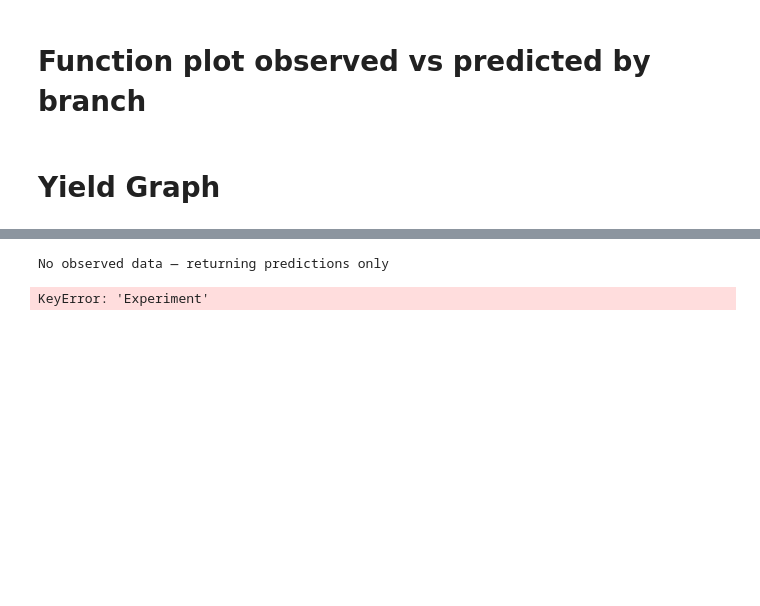
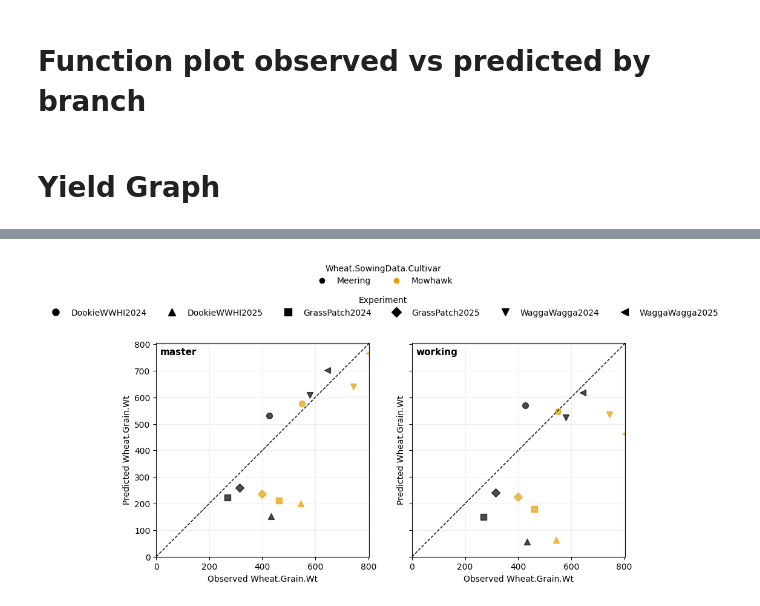
Before and after one commit to HamishBrownPFR/APSIMTools, a Jupyter notebook: ApsimOutputAgregateWheat.ipynb, the cells around one changed output, grey strips where cells are left out. Saved outputs shown, nothing was run; the diff lists cells and outputs as text; code cells hidden in the pictures; blank space fills up the shorter version.

```diff
--- a/ApsimOutputAgregateWheat.ipynb
+++ b/ApsimOutputAgregateWheat.ipynb
@@ -443,3 +405,23 @@ def enforce_indices_to_observed(df, indices_to_fill):
+# %%
+def enforce_indices_to_observed(df, indices_to_fill):
+
+    keys = ["branch", "file", "SimulationID"]
+
+    pred = df[df["type"] == "pred"].set_index(keys)
+    obs  = df[df["type"] == "obs"].set_index(keys)
+
+    meta = (
+        pred
+        .groupby(level=keys)[indices_to_fill]
+        .first()
+    )
+
+    # ✅ vectorised alignment (clean + reliable)
+    common_idx = obs.index.intersection(meta.index)
+
+    obs.loc[common_idx, indices_to_fill] = meta.loc[common_idx, indices_to_fill]
+
+    return pd.concat([pred.reset_index(), obs.reset_index()], ignore_index=True)
 # %% [markdown]
 # to_tidy
 # %%
@@ -746,7 +730,7 @@ def plot_obs_pred_by_branch(
     size_map = {}
     if size_by:
         size_vals = sorted(pivot[size_by].dropna().unique())
-        sizes = np.linspace(30, 120, len(vals))
+        sizes = np.linspace(30, 120, len(size_vals))
         size_map = {v: sizes[i] for i, v in enumerate(size_vals)}
 
     # -------------------------------
@@ -912,12 +896,11 @@ plt.show()
 # %%
 plot_obs_pred_by_branch(
     tidy,
     "Wheat.Grain.Wt",
-    color_by = "Experiment",
-    marker_by = "Wheat.SowingData.Cultivar",
+    color_by = "Wheat.SowingData.Cultivar",
+    marker_by = "Experiment",
     filters = {'Wheat.SowingData.Cultivar':['Meering','Mowhawk']}
 )
 plt.show()
 # %% [output]
-No observed data — returning predictions only
-KeyError: 'Experiment'
+[figure, added]
```
Also changed, not shown: parts of 6 cells of this notebook, 1 other file.
